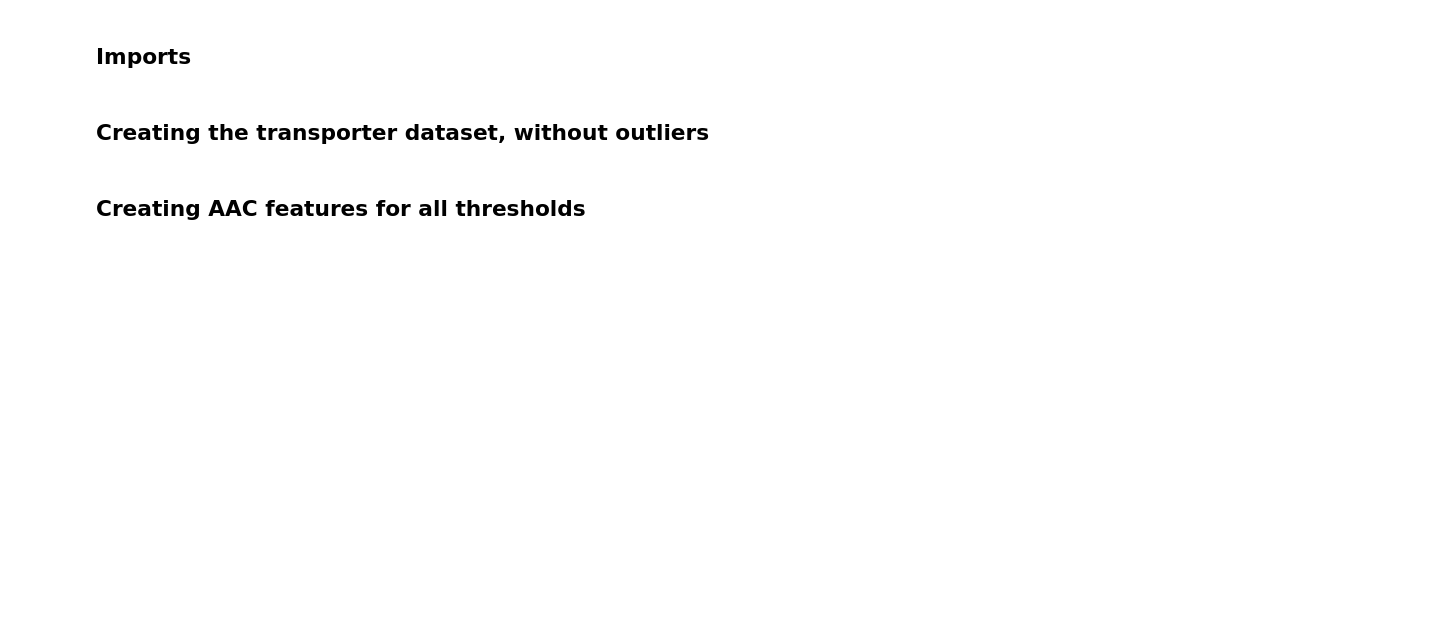
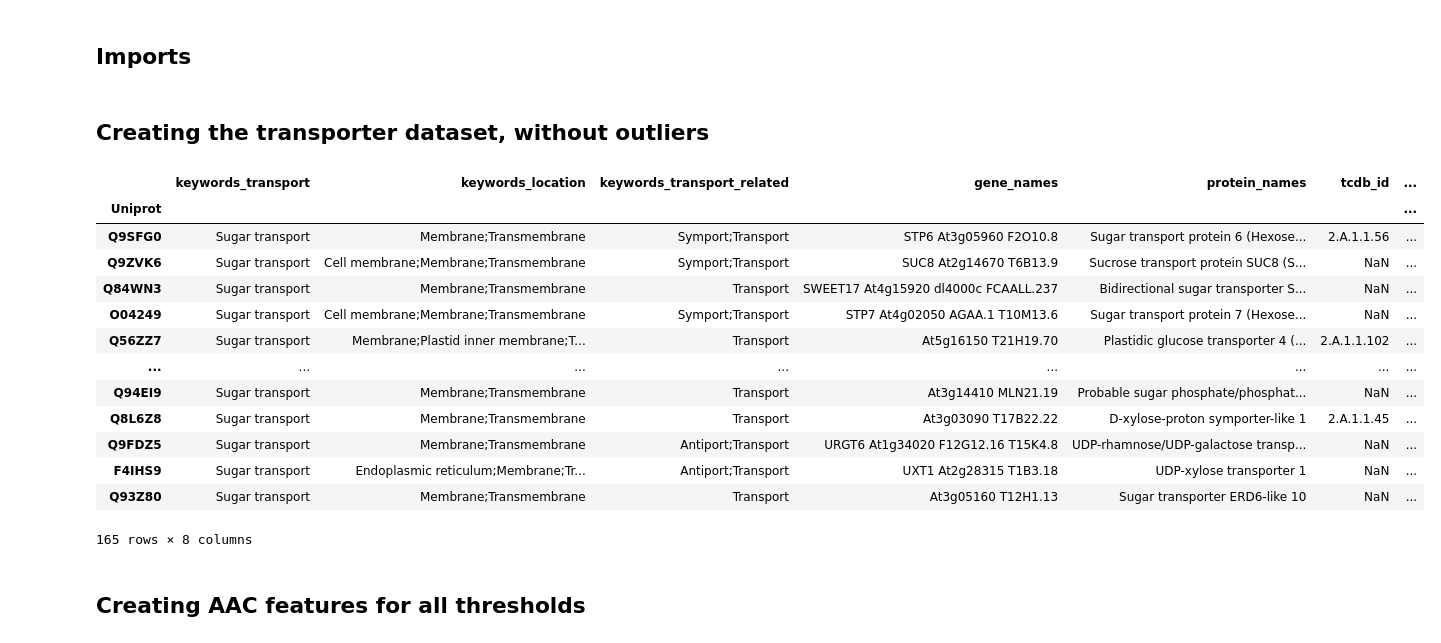
Before and after one commit to adenger/subpred3, a Jupyter notebook: notebooks/athaliana_03_cdhit.ipynb, the cells around one changed output. Cells and saved outputs as stored; diff of their text form; code cells hidden in the pictures; blank space fills up the shorter version.

```diff
--- a/notebooks/athaliana_03_cdhit.ipynb
+++ b/notebooks/athaliana_03_cdhit.ipynb
@@ -45,29 +45,44 @@ from models.eval import nested_crossval
 # %%
 # "human": 		9606
 # "athaliana":	3702
 # "ecoli": 		83333
 # "yeast": 		559292
 
 N_THREADS = 16
 LOG_FILE = f"../logs/athaliana_amino_sugar.log"
 
 if os.path.exists(LOG_FILE):
     with open(LOG_FILE, "w"):
         pass
 
 create_dataset(
     keywords_substrate_filter=["Amino-acid transport", "Sugar transport"],
     keywords_component_filter=["Membrane"],
     keywords_transport_filter=["Transport"],
     input_file="../data/raw/swissprot/uniprot-reviewed_yes.tab.gz",
     multi_substrate="remove",
     outliers=["O81775", "Q9SW07", "Q9FHH5", "Q8S8A0", "Q3E965", "Q3EAV6", "Q3E8L0"],
     verbose=True,
     tax_ids_filter=[3702],
-    output_tsv=None,
+    output_tsv="../data/datasets/athaliana_amino_sugar.tsv",
     output_fasta=f"../data/datasets/athaliana_amino_sugar.fasta",
     output_log=LOG_FILE,
 )
+# %% [output]
+|  | keywords_transport | keywords_location | keywords_transport_related | gene_names | protein_names | tcdb_id | ... |
+| Uniprot |  |  |  |  |  |  | ... |
+| Q9SFG0 | Sugar transport | Membrane;Transmembrane | Symport;Transport | STP6 At3g05960 F2O10.8 | Sugar transport protein 6 (Hexose... | 2.A.1.1.56 | ... |
+| Q9ZVK6 | Sugar transport | Cell membrane;Membrane;Transmembrane | Symport;Transport | SUC8 At2g14670 T6B13.9 | Sucrose transport protein SUC8 (S... | NaN | ... |
+| Q84WN3 | Sugar transport | Membrane;Transmembrane | Transport | SWEET17 At4g15920 dl4000c FCAALL.237 | Bidirectional sugar transporter S... | NaN | ... |
+| O04249 | Sugar transport | Cell membrane;Membrane;Transmembrane | Symport;Transport | STP7 At4g02050 AGAA.1 T10M13.6 | Sugar transport protein 7 (Hexose... | NaN | ... |
+| Q56ZZ7 | Sugar transport | Membrane;Plastid inner membrane;T... | Transport | At5g16150 T21H19.70 | Plastidic glucose transporter 4 (... | 2.A.1.1.102 | ... |
+| ... | ... | ... | ... | ... | ... | ... | ... |
+| Q94EI9 | Sugar transport | Membrane;Transmembrane | Transport | At3g14410 MLN21.19 | Probable sugar phosphate/phosphat... | NaN | ... |
+| Q8L6Z8 | Sugar transport | Membrane;Transmembrane | Transport | At3g03090 T17B22.22 | D-xylose-proton symporter-like 1 | 2.A.1.1.45 | ... |
+| Q9FDZ5 | Sugar transport | Membrane;Transmembrane | Antiport;Transport | URGT6 At1g34020 F12G12.16 T15K4.8 | UDP-rhamnose/UDP-galactose transp... | NaN | ... |
+| F4IHS9 | Sugar transport | Endoplasmic reticulum;Membrane;Tr... | Antiport;Transport | UXT1 At2g28315 T1B3.18 | UDP-xylose transporter 1 | NaN | ... |
+| Q93Z80 | Sugar transport | Membrane;Transmembrane | Transport | At3g05160 T12H1.13 | Sugar transporter ERD6-like 10 | NaN | ... |
+165 rows × 8 columns
 # %% [markdown]
 ## Creating AAC features for all thresholds
 # %%
```
Also changed, not shown: parts of 5 cells of this notebook, 27 other files.
